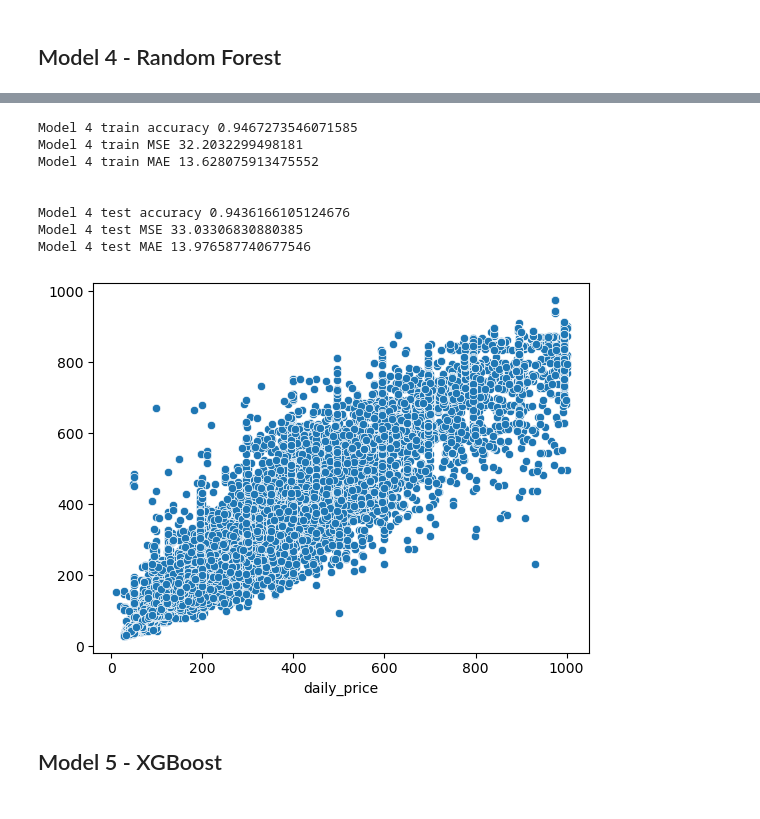
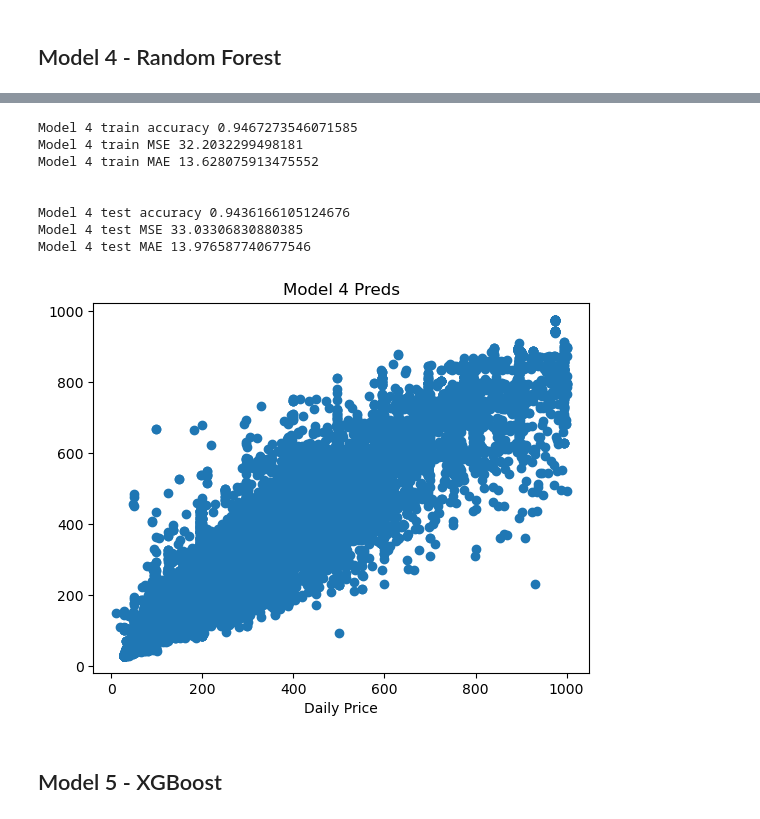
Before and after one commit to sjeanat3/AirBnB-Price-Prediction-System-Streamlit, a Jupyter notebook: Notebooks/Asheville AirBnB Price Prediction Notebook.ipynb, the cells around one changed output, grey strips where cells are left out. Cells and saved outputs as stored; diff of their text form; code cells hidden in the pictures.

```diff
--- a/Notebooks/Asheville AirBnB Price Prediction Notebook.ipynb
+++ b/Notebooks/Asheville AirBnB Price Prediction Notebook.ipynb
@@ -1223,37 +1225,39 @@ with open('../Supplements/Pickles/model4_asheville_train_MAE.pickle', 'wb') as b
 
 model4_test_accuracy = model4_final_pipe.score(model4_X_test, model4_y_test)
 with open('../Supplements/Pickles/model4_asheville_test_accuracy.pickle', 'wb') as b:
     pickle.dump(model4_test_accuracy, b)
 
 model4_test_MSE = mean_squared_error(model4_y_test, model4_test_preds, squared = False)
 with open('../Supplements/Pickles/model4_asheville_test_MSE.pickle', 'wb') as b:
     pickle.dump(model4_test_MSE, b)
 
 model4_test_MAE = mean_absolute_error(model4_y_test, model4_test_preds)
 with open('../Supplements/Pickles/model4_asheville_test_MAE.pickle', 'wb') as b:
     pickle.dump(model4_test_MAE, b)
 
 print(f'Model 4 train accuracy {model4_train_accuracy}')
 print(f'Model 4 train MSE {model4_train_MSE}')
 print(f'Model 4 train MAE {model4_train_MAE}')
 print(f'\n')
 print(f'Model 4 test accuracy {model4_test_accuracy}')
 print(f'Model 4 test MSE {model4_test_MSE}')
 print(f'Model 4 test MAE {model4_test_MAE}')
 
-model4_plot = sns.scatterplot(y = model4_test_preds, x = model4_y_test);
-model4_fig = model4_plot.get_figure()
-model4_fig.savefig('../Images/Asheville_Model4_Preds')
+
+plt.scatter(model4_y_test, model4_test_preds)
+plt.xlabel('Daily Price')
+plt.title('Model 4 Preds')
+plt.savefig('../Images/Asheville_Model4_Preds')
 # %% [output]
 Model 4 train accuracy 0.9467273546071585
 Model 4 train MSE 32.2032299498181
 Model 4 train MAE 13.628075913475552
 
 
 Model 4 test accuracy 0.9436166105124676
 Model 4 test MSE 33.03306830880385
 Model 4 test MAE 13.976587740677546
-[figure, old version]
+[figure, new version]
 # %% [markdown]
 ## Model 5 - XGBoost
 # %%
```
Also changed, not shown: parts of 14 cells of this notebook, 10 other files.
